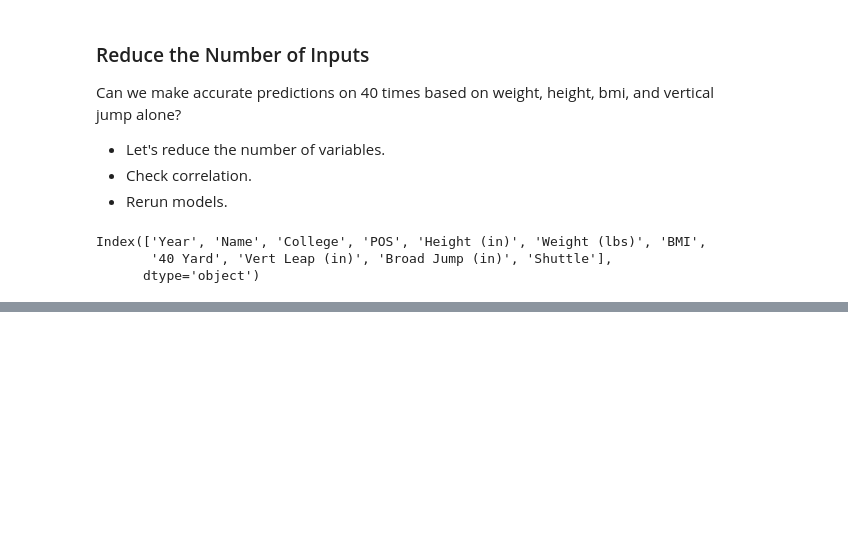
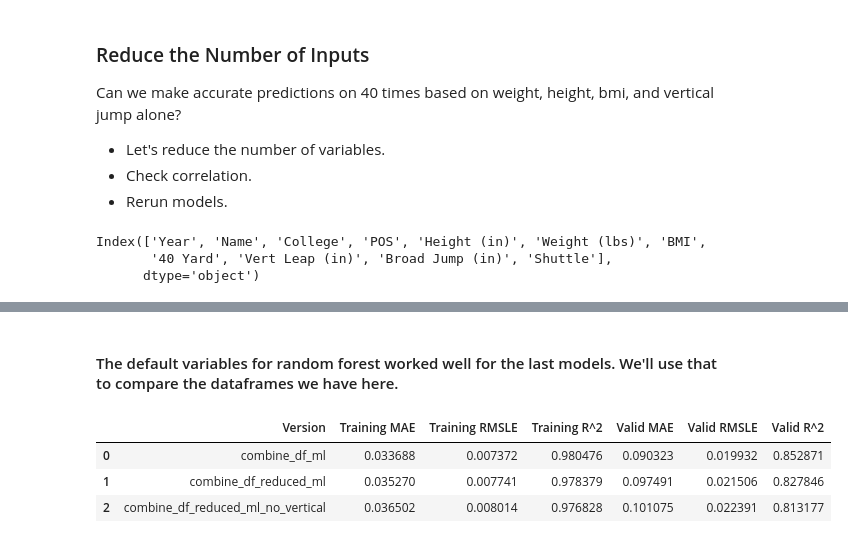
Before and after one commit to seancary62/NFL_Combine, a Jupyter notebook: NFL_Combine_Regression_ML.ipynb, the cells around one changed output, grey strips where cells are left out. Cells and saved outputs as stored; diff of their text form; code cells hidden in the pictures; blank space fills up the shorter version.

```diff
--- a/NFL_Combine_Regression_ML.ipynb
+++ b/NFL_Combine_Regression_ML.ipynb
@@ -379,0 +455,40 @@ It's interesting how much weight had an impact on correlation. Height is still s
+# %% [markdown]
+#### The default variables for random forest worked well for the last models. We'll use that to compare the dataframes we have here.
+# %%
+#Cycle through our dfs and create a dataframe of the model scores
+
+df_scores = pd.DataFrame()
+
+for name, df in df_dict.items():
+
+    df_temp = df.copy()
+
+    # Split data into training and validation
+    df_val = df_temp[df_temp.Year > 2017]
+    df_train = df_temp[df_temp.Year <= 2017]
+
+    # Split data into X and y
+    X_train, y_train = df_train.drop("40 Yard", axis=1), df_train['40 Yard']
+    X_valid, y_valid = df_val.drop("40 Yard", axis=1), df_val['40 Yard']
+
+    model.fit(X_train, y_train)
+
+    # Create a dictionary from the scores
+    scores_dict = show_scores(model)
+
+    # Append name to dicitionary
+    scores_dict['Version'] = name
+
+    df_scores = df_scores.append(scores_dict, ignore_index=True)
+
+# Rearrange the columns
+cols = ['Version'] + [col for col in df_scores.columns if col != 'Version']
+df_scores = df_scores[cols]
+
+# Display the final scores dataframe with 'Model' as the first column
+df_scores
+# %% [output]
+|  | Version | Training MAE | Training RMSLE | Training R^2 | Valid MAE | Valid RMSLE | Valid R^2 |
+| 0 | combine_df_ml | 0.033688 | 0.007372 | 0.980476 | 0.090323 | 0.019932 | 0.852871 |
+| 1 | combine_df_reduced_ml | 0.035270 | 0.007741 | 0.978379 | 0.097491 | 0.021506 | 0.827846 |
+| 2 | combine_df_reduced_ml_no_vertical | 0.036502 | 0.008014 | 0.976828 | 0.101075 | 0.022391 | 0.813177 |
```
Also changed, not shown: parts of 29 cells of this notebook, 6 other files.
